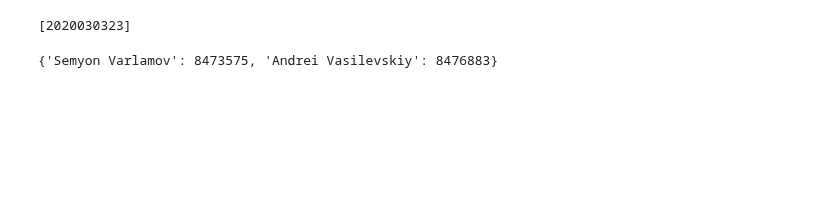
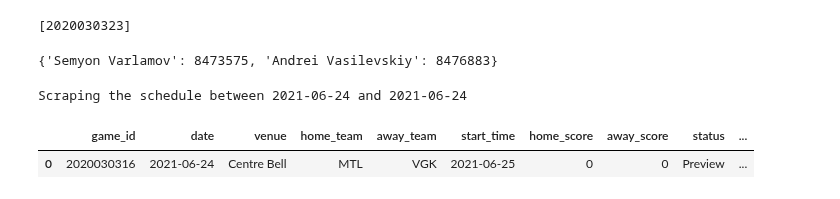
Before and after one commit to gschwaeb/NHL_Game_Prediction, a Jupyter notebook: WIP Predict Tonight's Game.ipynb, the cells around one changed output. Saved outputs shown, nothing was run; the diff lists cells and outputs as text; code cells hidden in the pictures; blank space fills up the shorter version.

Commit message:
added sched function

```diff
--- a/WIP Predict Tonight's Game.ipynb
+++ b/WIP Predict Tonight's Game.ipynb
@@ -16,5 +16,6 @@ import datetime
 pd.set_option('display.max_columns', None)
 # %%
 #set date variables
-yesterday = datetime.date.today()- datetime.timedelta(days=1)
+yesterday = (datetime.date.today()- datetime.timedelta(days=1)).strftime('%Y-%m-%d')
+today = datetime.date.today().strftime('%Y-%m-%d')
 year = 20202021
@@ -284,3 +275,17 @@ def get_curent_season_team_stats():
     current_df = merge_team_stats(primarysva, pp, pk)
 
     return current_df
+# %%
+def get_todays_sched(today = today):
+    sched_df = hockey_scraper.scrape_schedule(today,today)
+    sched_df['Home_Team_Won'] = np.where(sched_df['home_score'] > sched_df['away_score'], 1, 0)
+    #create keys for home and away team in order to import their features
+    sched_df['Home_Team_Key'] = sched_df['home_team'].astype(str)+'_'+sched_df['date'].astype(str)
+    sched_df['Away_Team_Key'] = sched_df['away_team'].astype(str)+'_'+sched_df['date'].astype(str)
+    return sched_df
+# %%
+get_todays_sched()
+# %% [output]
+Scraping the schedule between 2021-06-24 and 2021-06-24
+|  | game_id | date | venue | home_team | away_team | start_time | home_score | away_score | status | ... |
+| 0 | 2020030316 | 2021-06-24 | Centre Bell | MTL | VGK | 2021-06-25 | 0 | 0 | Preview | ... |
```
Also changed, not shown: parts of 6 cells of this notebook.
